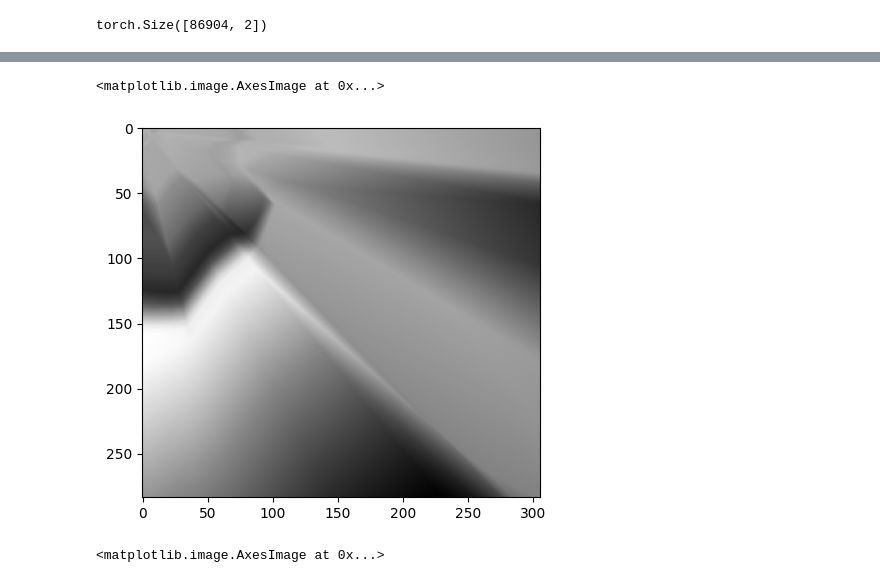
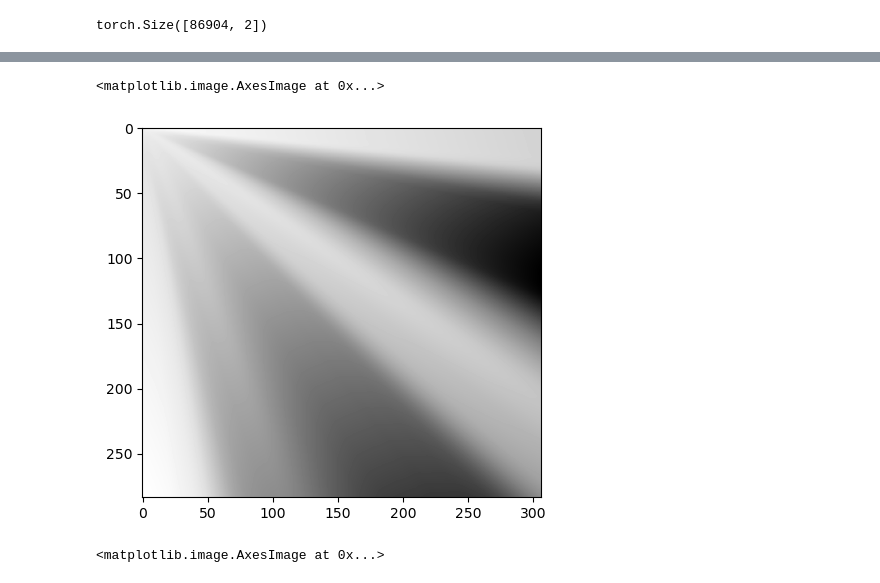
Before and after one commit to Janko-dev/data_analysis_and_machine_learning, a Jupyter notebook: notebooks/sparse_dictionary_learning.ipynb, the cells around one changed output, grey strips where cells are left out. Saved outputs shown, nothing was run; the diff lists cells and outputs as text; code cells hidden in the pictures.

```diff
--- a/notebooks/sparse_dictionary_learning.ipynb
+++ b/notebooks/sparse_dictionary_learning.ipynb
@@ -27,14 +31,10 @@ torch.Size([86904, 2])
 # %%
 X = torch.tensor(gray_img.flatten(), dtype=torch.float).reshape(-1, 1)
 
-d = 20
+d = 200
 
 model = torch.nn.Sequential(
     torch.nn.Linear(2, d),
-    torch.nn.ReLU(),
-    torch.nn.Linear(d, d),
-    torch.nn.ReLU(),
-    torch.nn.Linear(d, d),
     torch.nn.ReLU(),
     torch.nn.Linear(d, d),
     torch.nn.ReLU(),
@@ -46,15 +46,19 @@ model = torch.nn.Sequential(
     torch.nn.Sigmoid()
 )
 
-optim = torch.optim.Adam(model.parameters(), lr=0.01)
+optim = torch.optim.AdamW(model.parameters(), lr=0.001)
 
 loss_fn = torch.nn.BCELoss()
 
-for i in range(300):
+BATCH_SIZE = 1024
 
-    X_rec = model(D)
+for i in range(1000):
 
-    loss = loss_fn(X_rec, X)
+    sample_idx = np.random.randint(0, D.shape[0], size=(512))
+
+    X_rec = model(D[sample_idx])
+
+    loss = loss_fn(X_rec, X[sample_idx])
     print(i, loss.item())
 
     optim.zero_grad()
@@ -104,8 +85,10 @@ X[:10], X_rec[:10]
 # %%
-plt.imshow(X_rec.detach().numpy().reshape(*gray_img.shape), cmap='gray')
+total_rec = model(D)
+
+plt.imshow(total_rec.detach().numpy().reshape(*gray_img.shape), cmap='gray')
 # %% [output]
 <matplotlib.image.AxesImage at 0x...>
-[figure, old version]
+[figure, new version]
 # %%
 noisy_img = gray_img + 0.1*np.random.randn(*gray_img.shape)
 
```
Also changed, not shown: parts of 5 cells of this notebook, 2 other files.
